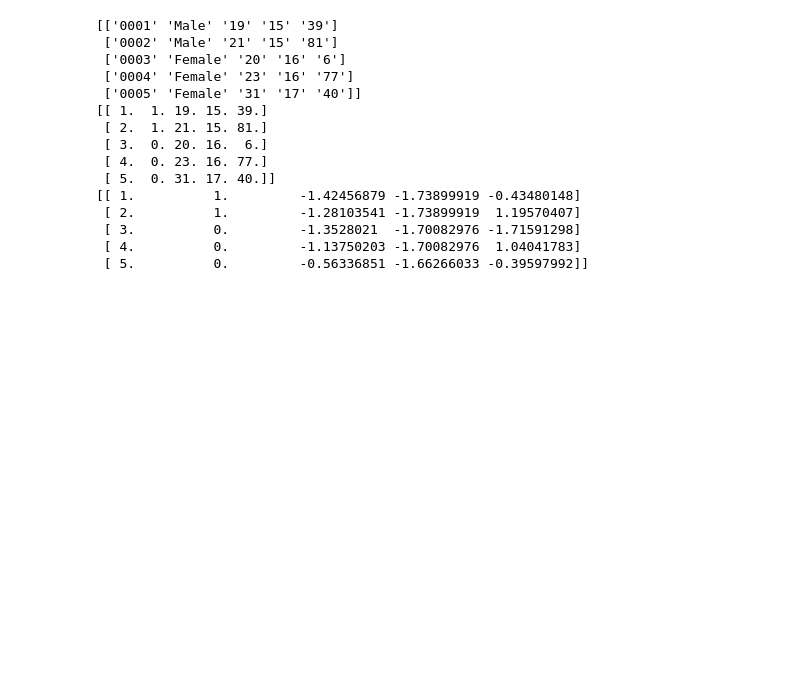
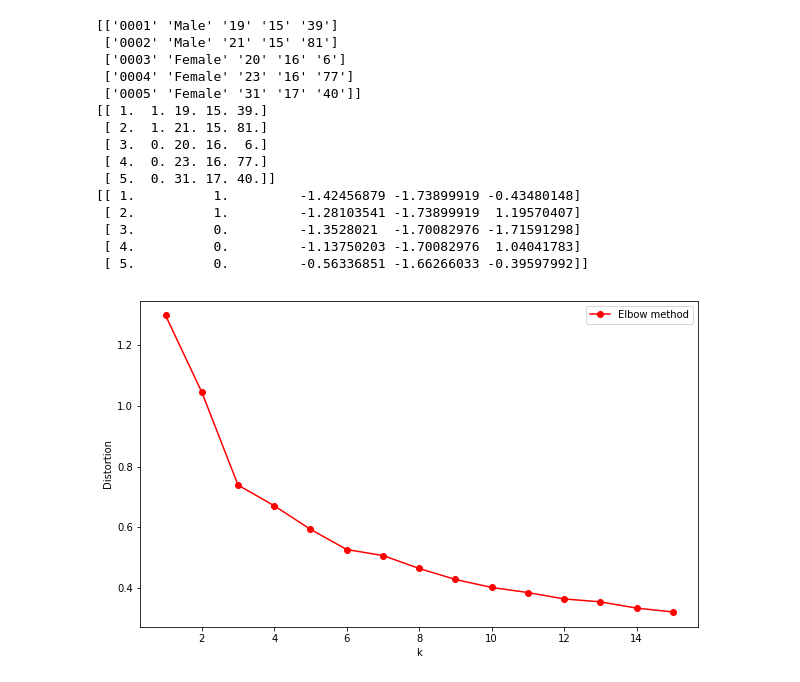
Before and after one commit to ChernykhAA/autumn2020, a Jupyter notebook: Hometask_2.ipynb, the cells around one changed output. Saved outputs shown, nothing was run; the diff lists cells and outputs as text; code cells hidden in the pictures; blank space fills up the shorter version.

```diff
--- a/Hometask_2.ipynb
+++ b/Hometask_2.ipynb
@@ -73,9 +72,9 @@ def my_whiten(features):
 import numpy as np
 from scipy.spatial import distance
 
-def my_kmeans(obs, k_or_guess, thresh=1e-05): #k_or_guess -- int or ndarray
+def my_kmeans(obs, k_or_guess, thresh = 1e-05): #k_or_guess -- int or ndarray
 
-    if type(k_or_guess) == int and int(k_or_guess) > 1:
+    if type(k_or_guess) == int and int(k_or_guess) > 0:
         book = obs[np.random.choice(obs.shape[0], size = k_or_guess, replace = False)]
     else:
         book = k_or_guess
@@ -138,3 +144,18 @@ plt.show()
+# %%
+import numpy as np
+import matplotlib.pyplot as plt
+from scipy.spatial import distance
+
+def elbow_method(obs):
+    dist = []
+    for i in range(1, 16):
+        dist.append(my_kmeans(obs, i)[1])
+    plt.figure(figsize = (10, 6))
+    plt.plot(range(1, 16), dist, 'ro-', label = "Elbow method")
+    plt.xlabel('k')
+    plt.ylabel('Distortion')
+    plt.legend()
+    plt.show()
 # %% [markdown]
 Data standartization
 # %%
@@ -165,3 +188,9 @@ print(np.hstack((data[:, :2], std_data))[:5])
  [ 3.          0.         -1.3528021  -1.70082976 -1.71591298]
  [ 4.          0.         -1.13750203 -1.70082976  1.04041783]
  [ 5.          0.         -0.56336851 -1.66266033 -0.39597992]]
+# %%
+#Age -- Income
+
+elbow_method(std_data[:, [0, 1]])
+# %% [output]
+[figure, added]
```
Also changed, not shown: parts of 18 cells of this notebook.
